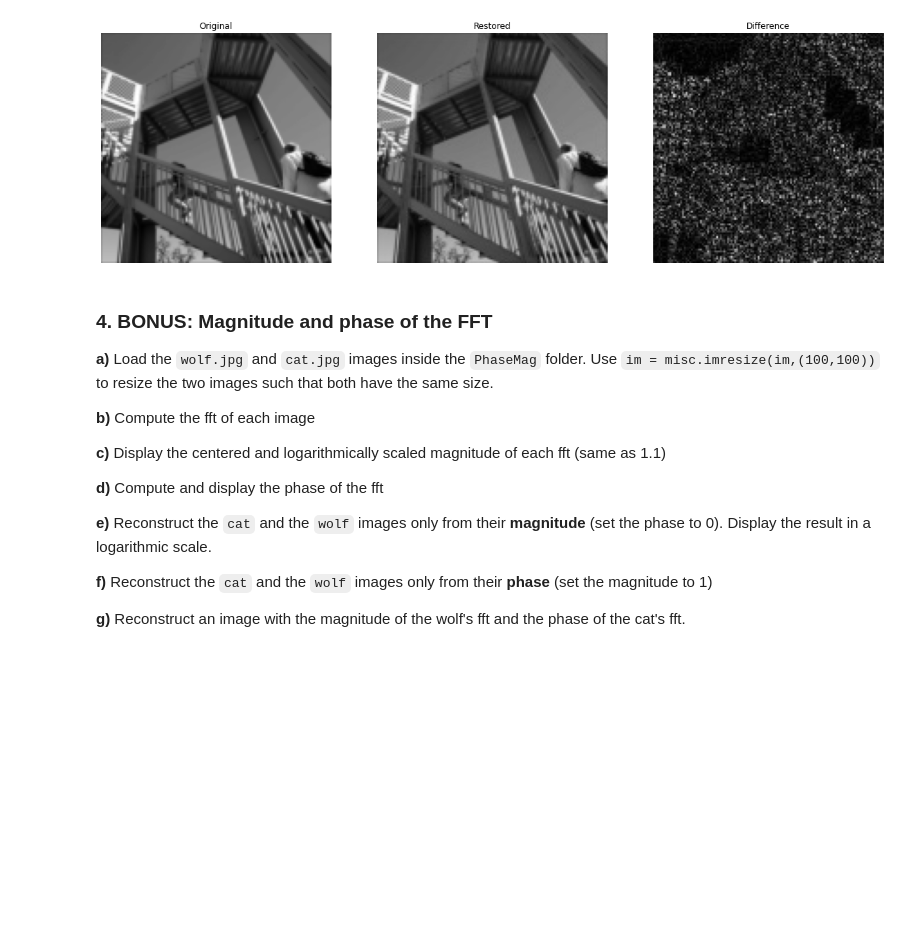
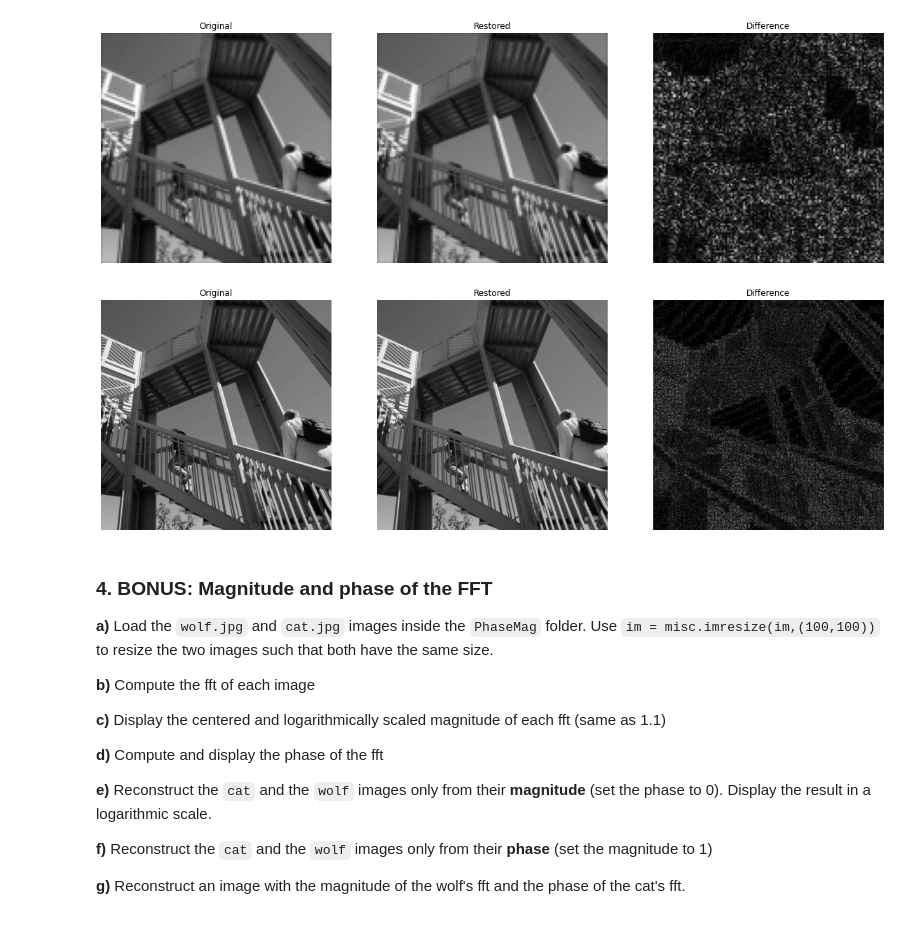
Before and after one commit to samyhaff/DATASIM_TP, a Jupyter notebook: ATRIM/TP3/TP3-frequency-domain-2021sv.ipynb, the cells around one changed output. Drawn from its saved outputs; the diff is of its cells as text; code cells hidden in the pictures; blank space fills up the shorter version.

```diff
--- a/ATRIM/TP3/TP3-frequency-domain-2021sv.ipynb
+++ b/ATRIM/TP3/TP3-frequency-domain-2021sv.ipynb
@@ -489,3 +486,61 @@ def my_dct_2d(im):
+# %%
+def get_T(i, j):
+    if i == 0:
+        return 1 / np.sqrt(8)
+    return np.sqrt(1 / 4) * np.cos((2 * j + 1) * i * np.pi / 16)
+
+def dct_matrix():
+    T = np.array([[get_T(i, j) for j in range(8)] for i in range(8)])
+    return T
+
+def my_dct_2d(im):
+    T = dct_matrix()
+    M = im - 128
+    D = T @ M @ T.T
+    return D
+
+def my_idct_2d(im):
+    T = dct_matrix()
+    return np.round(T.T @ im @ T) + 128
+# %%
+im = scipy.misc.ascent().astype(float)
+H, W = im.shape
+
+quantized = np.zeros((H, W)).astype('int32')
+
+# Quantization
+for i in range(H//8):
+    for j in range(W//8):
+        block = im[8*i:8*(i+1), 8*j:8*(j+1)]
+        block_dct = my_dct_2d(block)
+        quantized[8*i:8*(i+1), 8*j:8*(j+1)] = np.round(block_dct / table)
+
+# Restoration
+im_restored = np.zeros((H, W))
+for i in range(H//8):
+    for j in range(W//8):
+        im_restored[8*i:8*(i+1), 8*j:8*(j+1)] = my_idct_2d(table * quantized[8*i:8*(i+1), 8*j:8*(j+1)])
+
+fig = plt.figure(figsize=(20, 36))
+
+plt.subplot(1,3,1)
+plt.imshow(im, cmap = 'gray')
+plt.axis('off')
+plt.title('Original')
+
+plt.subplot(1,3,2)
+plt.imshow(im_restored, cmap = 'gray')
+plt.axis('off')
+plt.title('Restored')
+
+plt.subplot(1,3,3)
+plt.imshow(abs(im - im_restored), cmap = 'gray')
+plt.axis('off')
+plt.title('Difference')
+
+plt.show()
+# %% [output]
+[figure, added]
 # %% [markdown]
 ### 4. BONUS: Magnitude and phase of the FFT
 
```
Also changed, not shown: parts of 1 cell of this notebook.
